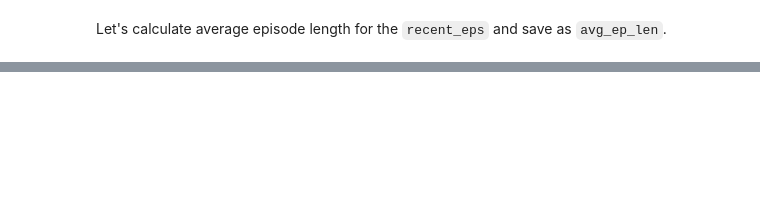
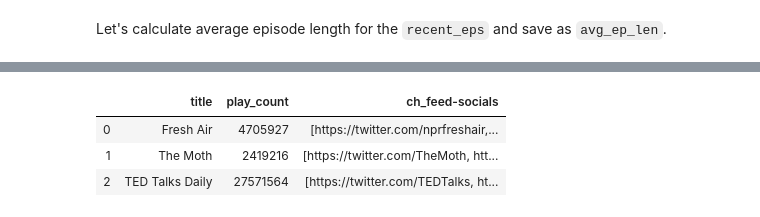
Before and after one commit to thomkav/regression-podcast-popularity, a Jupyter notebook: notebooks/data_processing.ipynb, the cells around one changed output, grey strips where cells are left out. Cells and saved outputs as stored; diff of their text form; code cells hidden in the pictures; blank space fills up the shorter version.

```diff
--- a/notebooks/data_processing.ipynb
+++ b/notebooks/data_processing.ipynb
@@ -181,0 +163,8 @@ Additional scraping of each social feed to assess activity of feed should follow
+# %%
+social_cols = ['title','play_count', 'ch_feed-socials']
+df[social_cols].head(3)
+# %% [output]
+|  | title | play_count | ch_feed-socials |
+| 0 | Fresh Air | 4705927 | [https://twitter.com/nprfreshair,... |
+| 1 | The Moth | 2419216 | [https://twitter.com/TheMoth, htt... |
+| 2 | TED Talks Daily | 27571564 | [https://twitter.com/TEDTalks, ht... |
```
Also changed, not shown: parts of 15 cells of this notebook.
